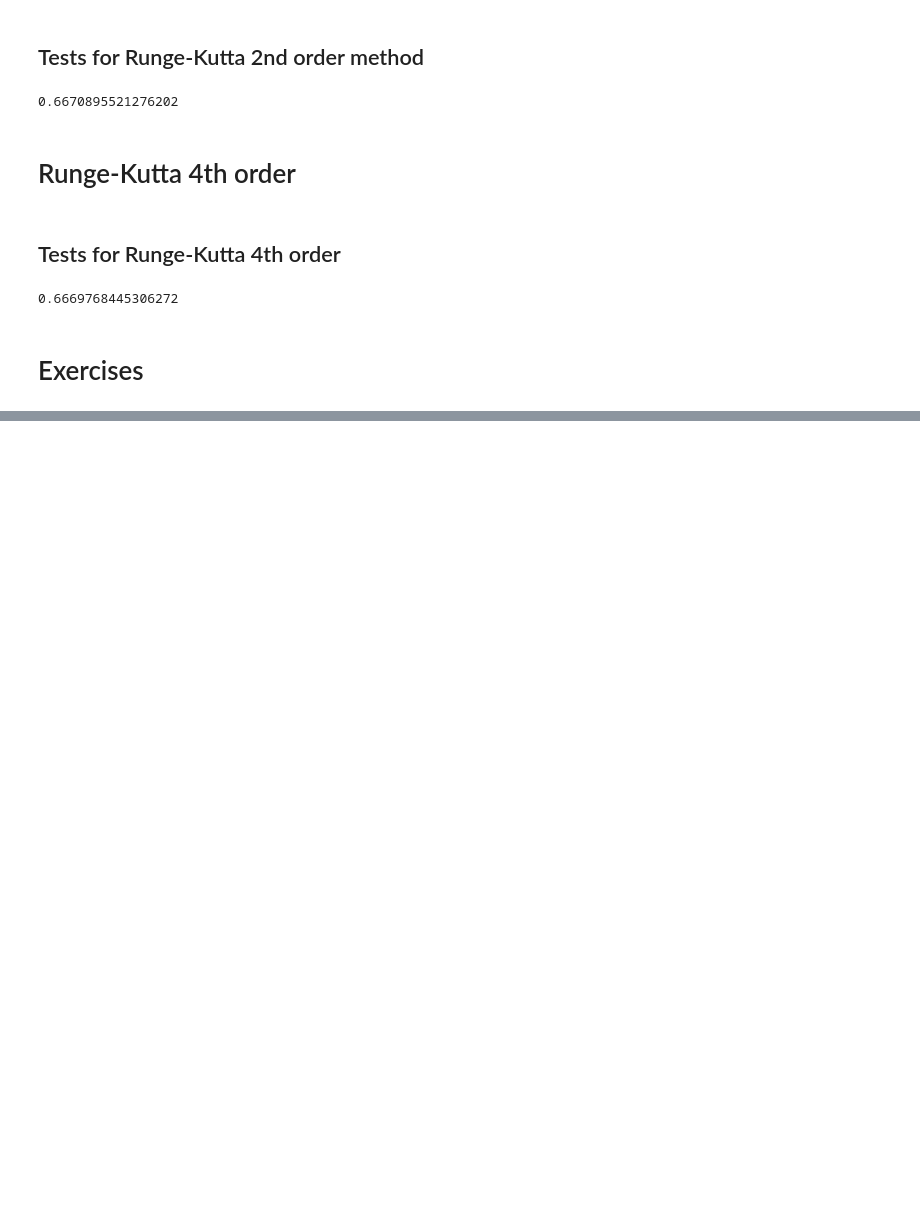
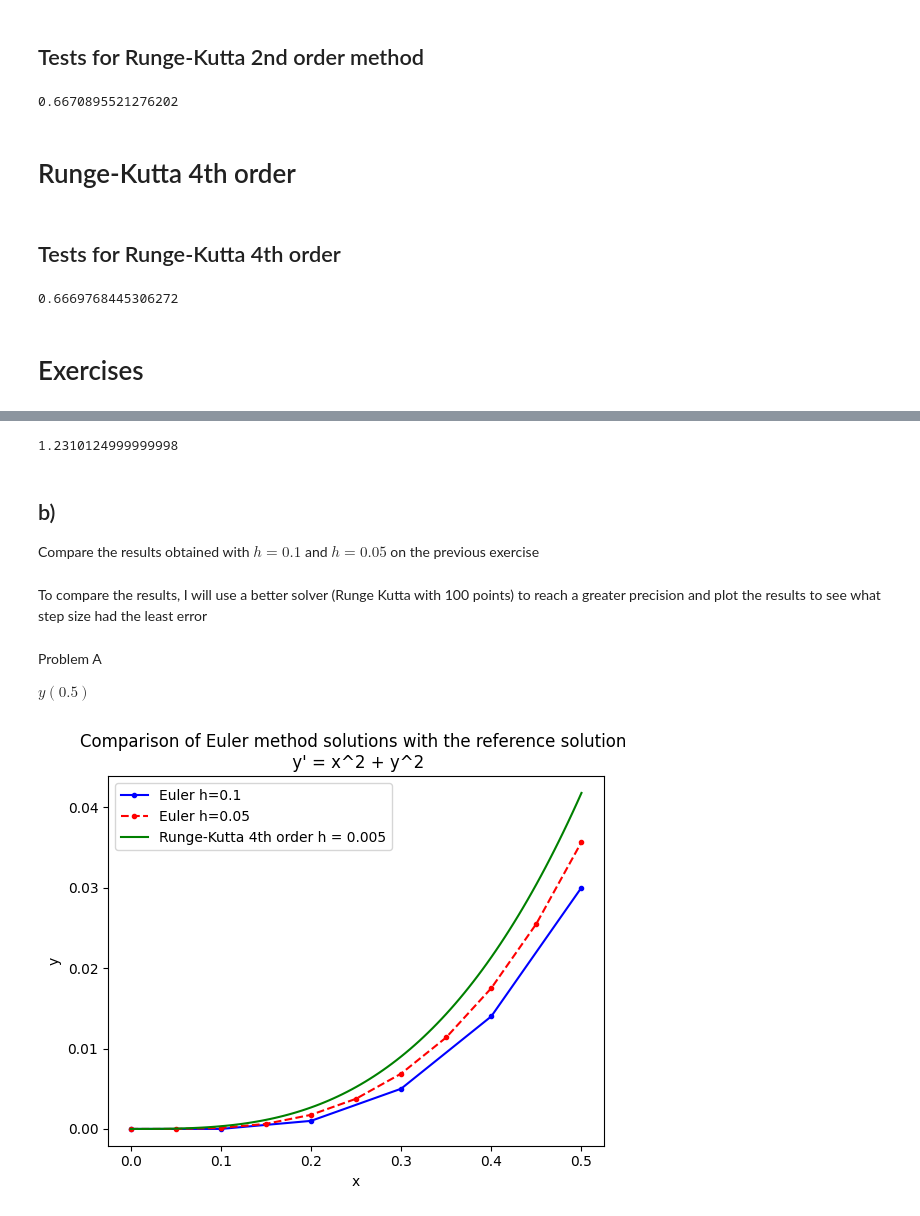
Before and after one commit to JelsonRodrigues/numeric_calculus, a Jupyter notebook: src/reports/4/book.ipynb, the cells around one changed output, grey strips where cells are left out. Saved outputs shown, nothing was run; the diff lists cells and outputs as text; code cells hidden in the pictures; blank space fills up the shorter version.

```diff
--- a/src/reports/4/book.ipynb
+++ b/src/reports/4/book.ipynb
@@ -211,0 +220,4 @@ runge_kutta_4th_order(f, x0, y0, h, n)
+# %%
+x = [0, 2.5, 5, 15, 20, 25, 30]
+f_x = [0, 7, 9, 14, 10.5, 12, 5]
+theta_x = [0.5, 0.9, 1.4, 0.9, 1.3, 1.48, 1.5]
@@ -211,0 +298,9 @@ runge_kutta_4th_order(f, x0, y0, h, n)
+# %%
+f1 = lambda x, y : np.power(x, 2) + np.power(y, 2)
+f2 = lambda x, y : x + y
+
+x0_f1 = 0
+y0_f1 = 0
+
+x0_f2 = 0
+y0_f2 = 1
@@ -211,0 +336,11 @@ runge_kutta_4th_order(f, x0, y0, h, n)
+# %%
+h = 0.05
+iterations = int((target_x - x0_f2) / h)
+euler_method(f2, x0_f2, y0_f2, h, iterations)
+# %% [output]
+1.2310124999999998
+# %% [markdown]
+## b)
+Compare the results obtained with $h = 0.1$ and $h=0.05$ on the previous exercise
+# %% [markdown]
+To compare the results, I will use a better solver (Runge Kutta with 100 points) to reach a greater precision and plot the results to see what step size had the least error
@@ -211,0 +369,34 @@ runge_kutta_4th_order(f, x0, y0, h, n)
+# %% [markdown]
+Problem A
+
+$ y(0.5) $
+# %%
+def f(x, y):
+    return x**2 + y**2
+
+t_end = 0.5
+
+# Solve the ODE using Euler's method for both h values
+h1 = 0.1
+x_values_h1, y_values_h1 = euler_method_modified(f, x0_f1, y0_f1, h1, int(t_end / h1))
+
+h2 = 0.05
+x_values_h2, y_values_h2 = euler_method_modified(f, x0_f1, y0_f1, h2, int(t_end / h2))
+
+# Solve the ODE using a more accurate numerical solver
+it = 100
+h = t_end / it
+runge_x, runge_y = runge_kutta_4th_order_modified(f, x0_f1, y0_f1, h, it)
+
+# Plotting
+plt.plot(x_values_h1, y_values_h1, 'b.-', label='Euler h=0.1')
+plt.plot(x_values_h2, y_values_h2, 'r.--', label='Euler h=0.05')
+plt.plot(runge_x, runge_y, 'g-', label=f'Runge-Kutta 4th order h = {h}')
+
+plt.xlabel('x')
+plt.ylabel('y')
+plt.legend()
+plt.title('Comparison of Euler method solutions with the reference solution \n y\' = x^2 + y^2')
+plt.show()
+# %% [output]
+[figure, added]
```
Also changed, not shown: parts of 30 cells of this notebook.
